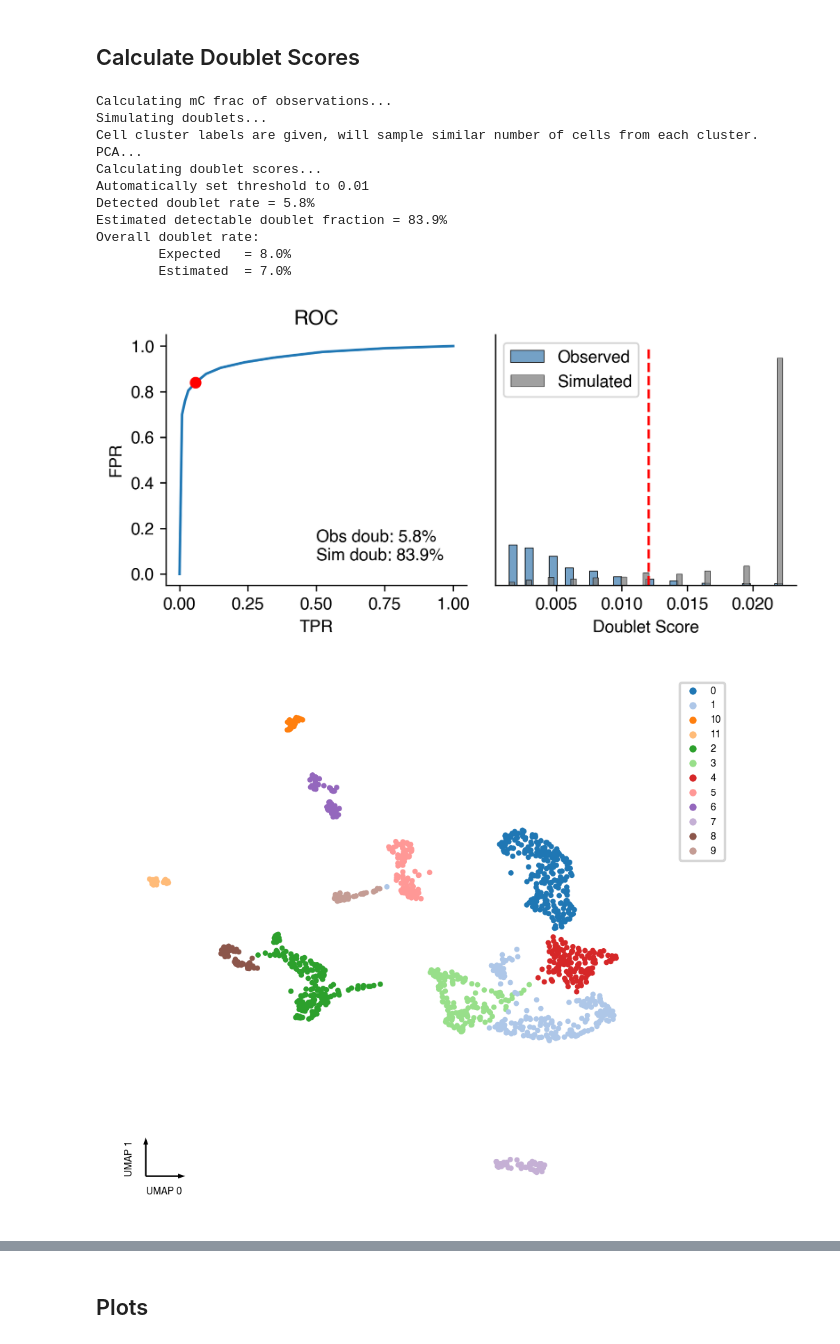
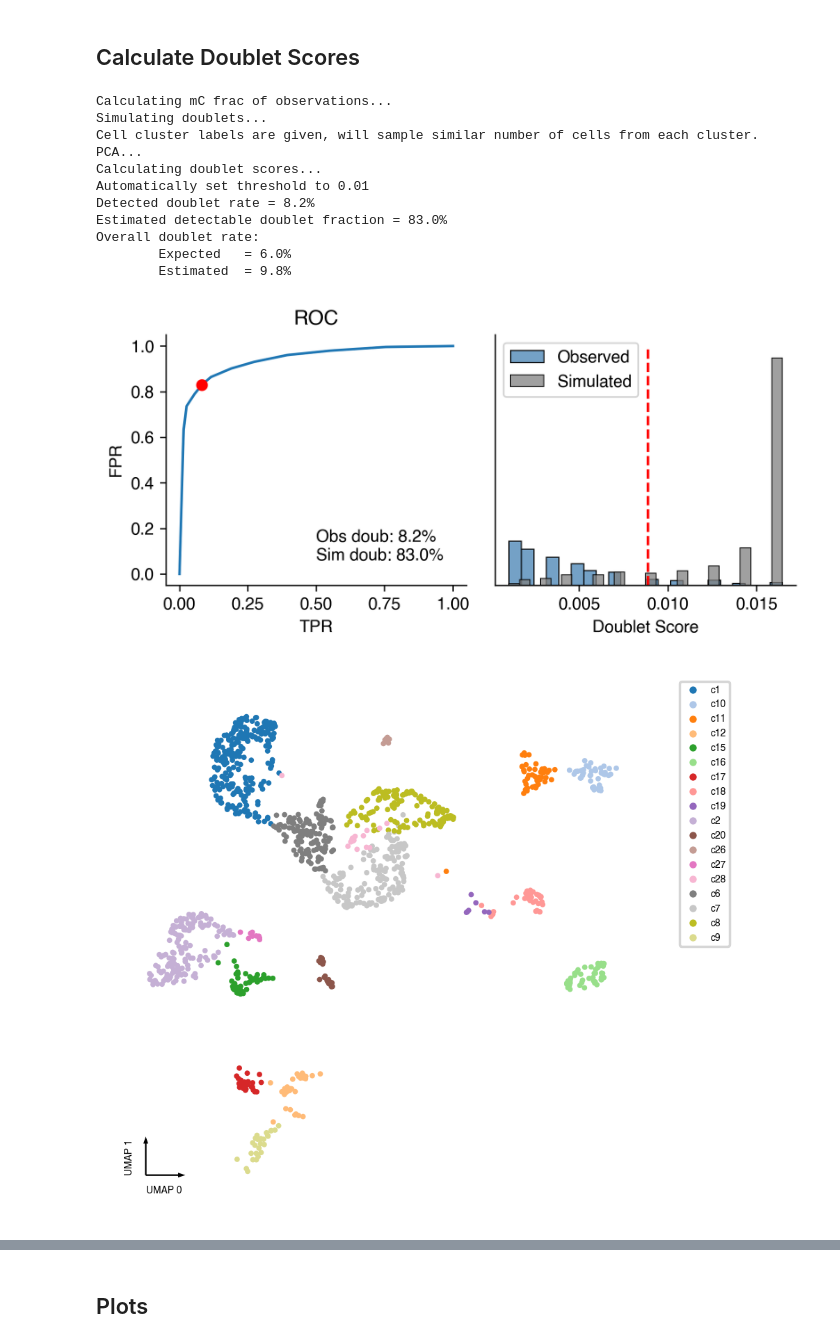
Before and after one commit to lhqing/ALLCools, a Jupyter notebook: docs/allcools/cell_level/doublets/doublet_score_chrom100k.ipynb, the cells around one changed output, grey strips where cells are left out. Drawn from its saved outputs; the diff is of its cells as text; code cells hidden in the pictures.

```diff
--- a/docs/allcools/cell_level/doublets/doublet_score_chrom100k.ipynb
+++ b/docs/allcools/cell_level/doublets/doublet_score_chrom100k.ipynb
@@ -66,17 +55,23 @@ sc.tl.leiden(adata, resolution=0.3)
+# %%
+adata = anndata.read_h5ad(adata_path)
+
+use_features = pd.read_csv(cef_path, index_col=0, header=None).index
+use_features.name = var_dim
 # %% [markdown]
 ### Raw mC counts
 # %%
-mcds = MCDS.open(mcds_path_list, obs_dim='cell', use_obs=adata.obs_names)
+mcds = MCDS.open(mcds_path_list, obs_dim=obs_dim, use_obs=adata.obs_names)
+adata = adata[mcds.get_index(obs_dim), :].copy()
 # %%
 mc = mcds['chrom100k_da'].sel({
     'mc_type': mc_type,
     'count_type': 'mc',
-    hvf.name: hvf
+    use_features.name: use_features
 })
 cov = mcds['chrom100k_da'].sel({
     'mc_type': mc_type,
     'count_type': 'cov',
-    hvf.name: hvf
+    use_features.name: use_features
 })
 
 if load and (mcds.get_index('cell').size <= 20000):
@@ -92,7 +87,7 @@ scrublet = MethylScrublet(sim_doublet_ratio=2.0,
                           metric='euclidean',
                           random_state=0,
                           n_jobs=-1)
-score, judge = scrublet.fit(mc, cov, clusters=adata.obs[cluster_col_name])
+score, judge = scrublet.fit(mc, cov, clusters=adata.obs[cluster_col])
 adata.obs['doublet_score'] = score
 adata.obs['is_doublet'] = judge
 scrublet.plot()
@@ -103,17 +98,17 @@ Cell cluster labels are given, will sample similar number of cells from each clu
 PCA...
 Calculating doublet scores...
 Automatically set threshold to 0.01
-Detected doublet rate = 5.8%
-Estimated detectable doublet fraction = 83.9%
+Detected doublet rate = 8.2%
+Estimated detectable doublet fraction = 83.0%
 Overall doublet rate:
-        Expected   = 8.0%
-        Estimated  = 7.0%
+        Expected   = 6.0%
+        Estimated  = 9.8%
-[figure, old version]
+[figure, new version]
 # %%
 fig, ax = plt.subplots(figsize=(4, 4), dpi=250)
-_ = categorical_scatter(data=adata.obs, ax=ax, coord_base='umap', hue=cluster_col_name, show_legend=True)
+_ = categorical_scatter(data=adata.obs, ax=ax, coord_base='umap', hue=cluster_col, show_legend=True)
 # %% [output]
-[figure, old version]
+[figure, new version]
 # %%
 fig, ax = plt.subplots(figsize=(4, 4), dpi=250)
 _ = continuous_scatter(data=adata.obs, ax=ax, coord_base='umap', hue='doublet_score')
```
Also changed, not shown: parts of 9 cells of this notebook, 53 other files.
